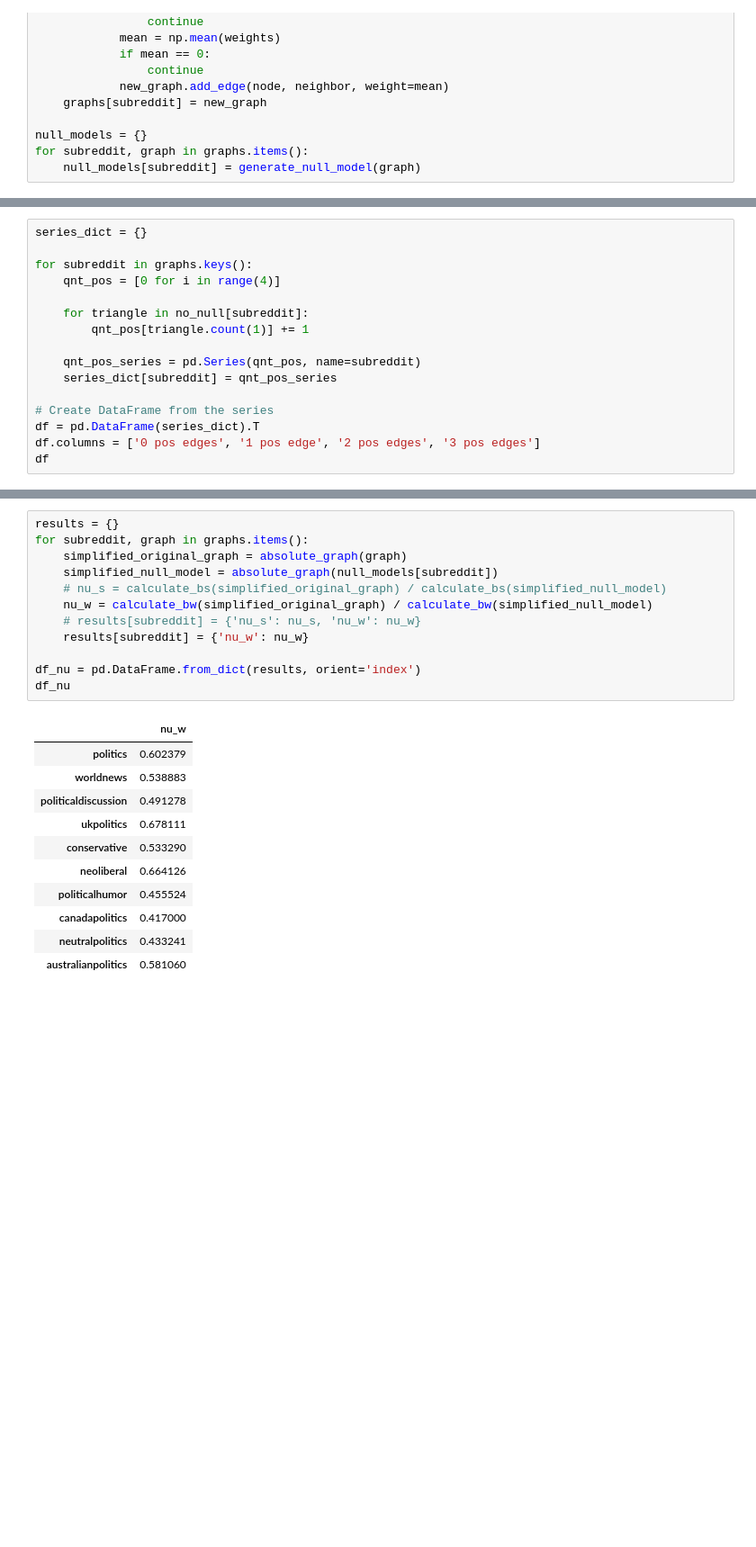
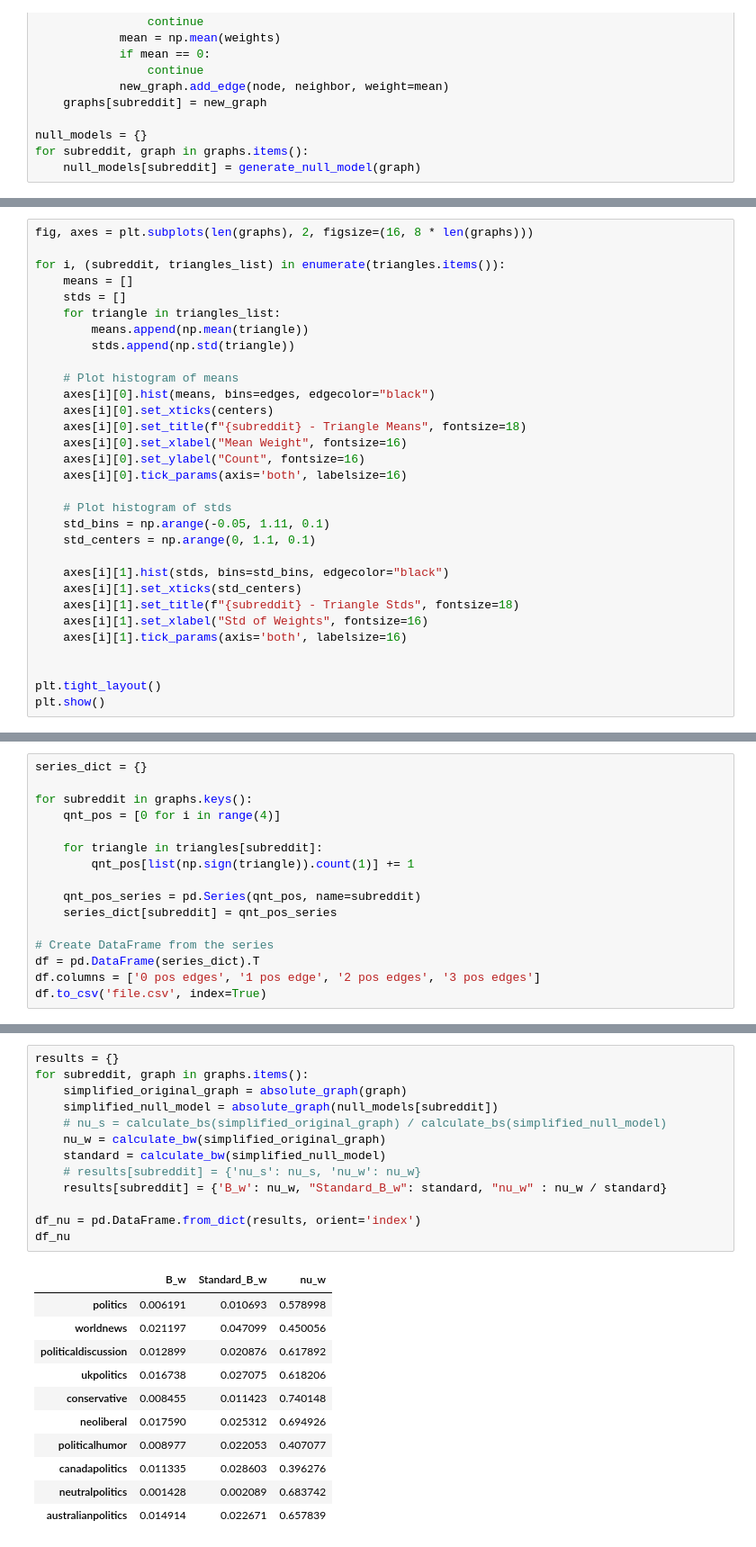
Before and after one commit to gsscala/reddit-graph, a Jupyter notebook: individual_graphs_analysis/ind_graphs.ipynb, the cells around one changed output, grey strips where cells are left out. Shown at 90% size. Cells and saved outputs as stored; diff of their text form; blank space fills up the shorter version.

```diff
--- a/individual_graphs_analysis/ind_graphs.ipynb
+++ b/individual_graphs_analysis/ind_graphs.ipynb
@@ -148,0 +107,31 @@ no_null
+# %%
+fig, axes = plt.subplots(len(graphs), 2, figsize=(16, 8 * len(graphs)))
+
+for i, (subreddit, triangles_list) in enumerate(triangles.items()):
+	means = []
+	stds = []
+	for triangle in triangles_list:
+		means.append(np.mean(triangle))
+		stds.append(np.std(triangle))
+
+	# Plot histogram of means
+	axes[i][0].hist(means, bins=edges, edgecolor="black")
+	axes[i][0].set_xticks(centers)
+	axes[i][0].set_title(f"{subreddit} - Triangle Means", fontsize=18)
+	axes[i][0].set_xlabel("Mean Weight", fontsize=16)
+	axes[i][0].set_ylabel("Count", fontsize=16)
+	axes[i][0].tick_params(axis='both', labelsize=16)
+
+	# Plot histogram of stds
+	std_bins = np.arange(-0.05, 1.11, 0.1)
+	std_centers = np.arange(0, 1.1, 0.1)
+
+	axes[i][1].hist(stds, bins=std_bins, edgecolor="black")
+	axes[i][1].set_xticks(std_centers)
+	axes[i][1].set_title(f"{subreddit} - Triangle Stds", fontsize=18)
+	axes[i][1].set_xlabel("Std of Weights", fontsize=16)
+	axes[i][1].tick_params(axis='both', labelsize=16)
+
+
+plt.tight_layout()
+plt.show()
@@ -152,8 +143,8 @@ series_dict = {}
 for subreddit in graphs.keys():
 	qnt_pos = [0 for i in range(4)]
 
-	for triangle in no_null[subreddit]:
-		qnt_pos[triangle.count(1)] += 1
+	for triangle in triangles[subreddit]:
+		qnt_pos[list(np.sign(triangle)).count(1)] += 1
 
 	qnt_pos_series = pd.Series(qnt_pos, name=subreddit)
 	series_dict[subreddit] = qnt_pos_series
@@ -161,4 +152,4 @@ for subreddit in graphs.keys():
 # Create DataFrame from the series
 df = pd.DataFrame(series_dict).T
 df.columns = ['0 pos edges', '1 pos edge', '2 pos edges', '3 pos edges']
-df
+df.to_csv('file.csv', index=True)
@@ -177,24 +156,25 @@ df
 # %%
 results = {}
 for subreddit, graph in graphs.items():
     simplified_original_graph = absolute_graph(graph)
     simplified_null_model = absolute_graph(null_models[subreddit])
     # nu_s = calculate_bs(simplified_original_graph) / calculate_bs(simplified_null_model)
-    nu_w = calculate_bw(simplified_original_graph) / calculate_bw(simplified_null_model)
+    nu_w = calculate_bw(simplified_original_graph)
+    standard = calculate_bw(simplified_null_model)
     # results[subreddit] = {'nu_s': nu_s, 'nu_w': nu_w}
-    results[subreddit] = {'nu_w': nu_w}
+    results[subreddit] = {'B_w': nu_w, "Standard_B_w": standard, "nu_w" : nu_w / standard}
 
 df_nu = pd.DataFrame.from_dict(results, orient='index')
 df_nu
 # %% [output]
-|  | nu_w |
-| politics | 0.602379 |
-| worldnews | 0.538883 |
-| politicaldiscussion | 0.491278 |
-| ukpolitics | 0.678111 |
-| conservative | 0.533290 |
-| neoliberal | 0.664126 |
-| politicalhumor | 0.455524 |
-| canadapolitics | 0.417000 |
-| neutralpolitics | 0.433241 |
-| australianpolitics | 0.581060 |
+|  | B_w | Standard_B_w | nu_w |
+| politics | 0.006191 | 0.010693 | 0.578998 |
+| worldnews | 0.021197 | 0.047099 | 0.450056 |
+| politicaldiscussion | 0.012899 | 0.020876 | 0.617892 |
+| ukpolitics | 0.016738 | 0.027075 | 0.618206 |
+| conservative | 0.008455 | 0.011423 | 0.740148 |
+| neoliberal | 0.017590 | 0.025312 | 0.694926 |
+| politicalhumor | 0.008977 | 0.022053 | 0.407077 |
+| canadapolitics | 0.011335 | 0.028603 | 0.396276 |
+| neutralpolitics | 0.001428 | 0.002089 | 0.683742 |
+| australianpolitics | 0.014914 | 0.022671 | 0.657839 |
```
Also changed, not shown: parts of 6 cells of this notebook.
